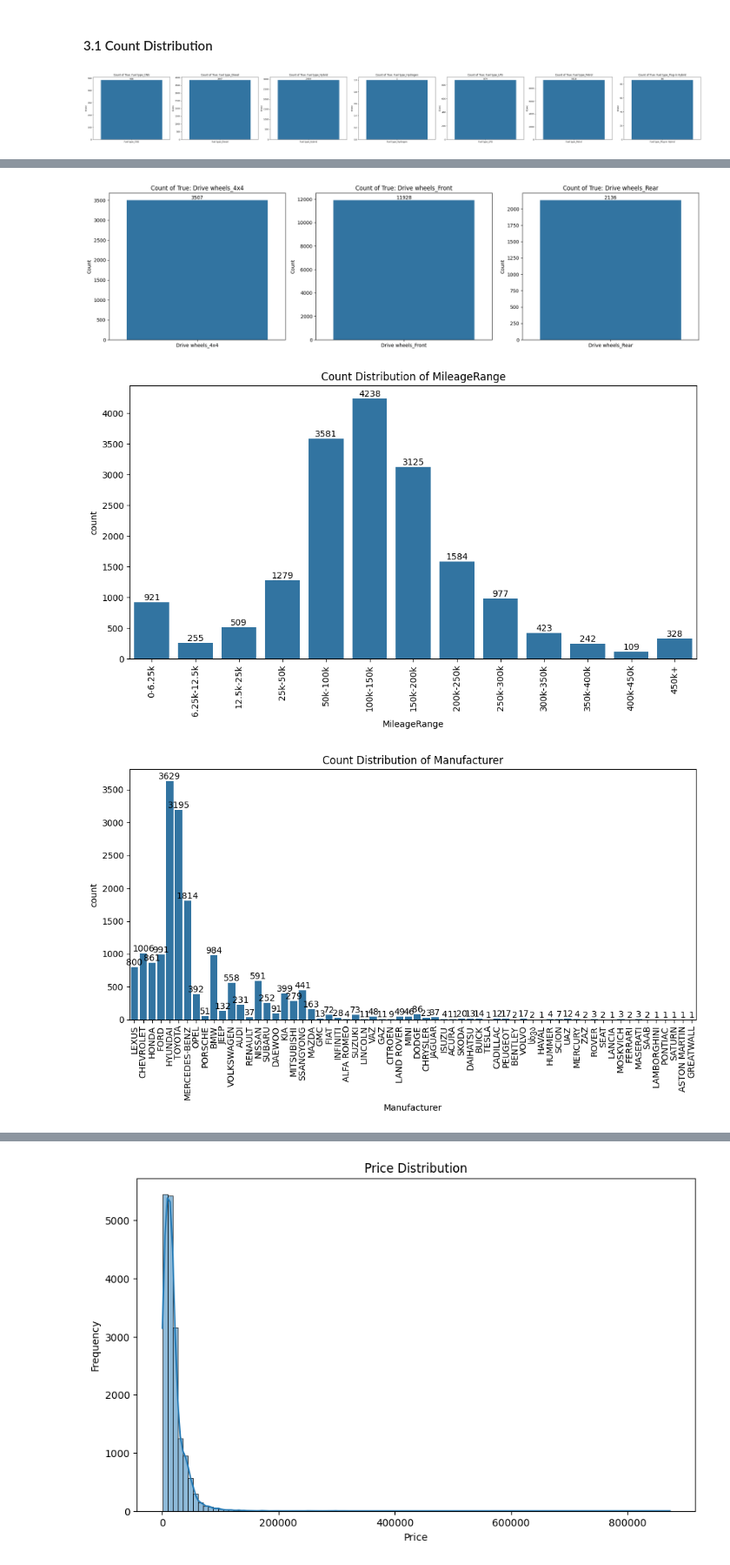
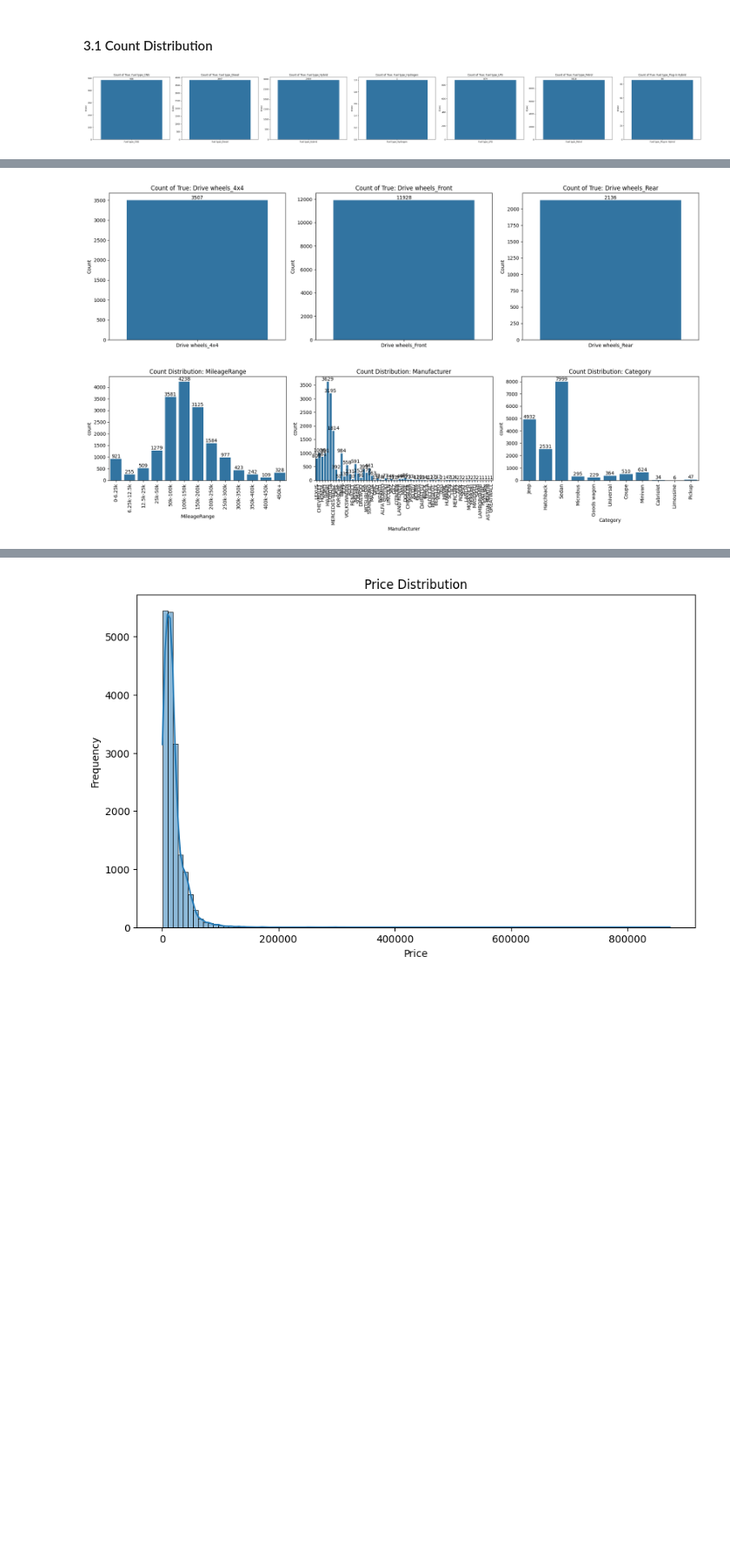
Before and after one commit to Peter537/Soft1-AI-Eksamensopgave, a Jupyter notebook: part1/part1.ipynb, the cells around one changed output, grey strips where cells are left out. Shown at 87% size. Drawn from its saved outputs; the diff is of its cells as text; code cells hidden in the pictures; blank space fills up the shorter version.

```diff
--- a/part1/part1.ipynb
+++ b/part1/part1.ipynb
@@ -442,17 +416,14 @@ mileage_bins = [0, 6250, 12500, 25000, 50000, 100000, 150000, 200000, 250000, 30
 mileage_labels = ['0-6.25k', '6.25k-12.5k', '12.5k-25k', '25k-50k', '50k-100k', '100k-150k', '150k-200k', '200k-250k', '250k-300k', '300k-350k', '350k-400k', '400k-450k', '450k+']
 temp_df['MileageRange'] = pd.cut(df['Mileage_km'], bins=mileage_bins, labels=mileage_labels, right=False)
 
-dis_cols = [fuel_cols, gear_box_cols, drive_wheels_cols, 'MileageRange', 'Manufacturer', 'Category']
+other_cols = ['MileageRange', 'Manufacturer', 'Category']
+
+dis_cols = [fuel_cols, gear_box_cols, drive_wheels_cols, other_cols]
 # %%
 for col in dis_cols:
-    if isinstance(col, list):
-        if col:
-            plot_combined_count_distribution(temp_df, col)
-    else:
-        plot_count_distribution(temp_df, col)
+    plot_count_distributions(temp_df, col)
 # %% [output]
 [figure]
 [figure]
 [figure]
-[figure, old version]
+[figure, new version]
-[figure, removed]
```
Also changed, not shown: parts of 12 cells of this notebook.
